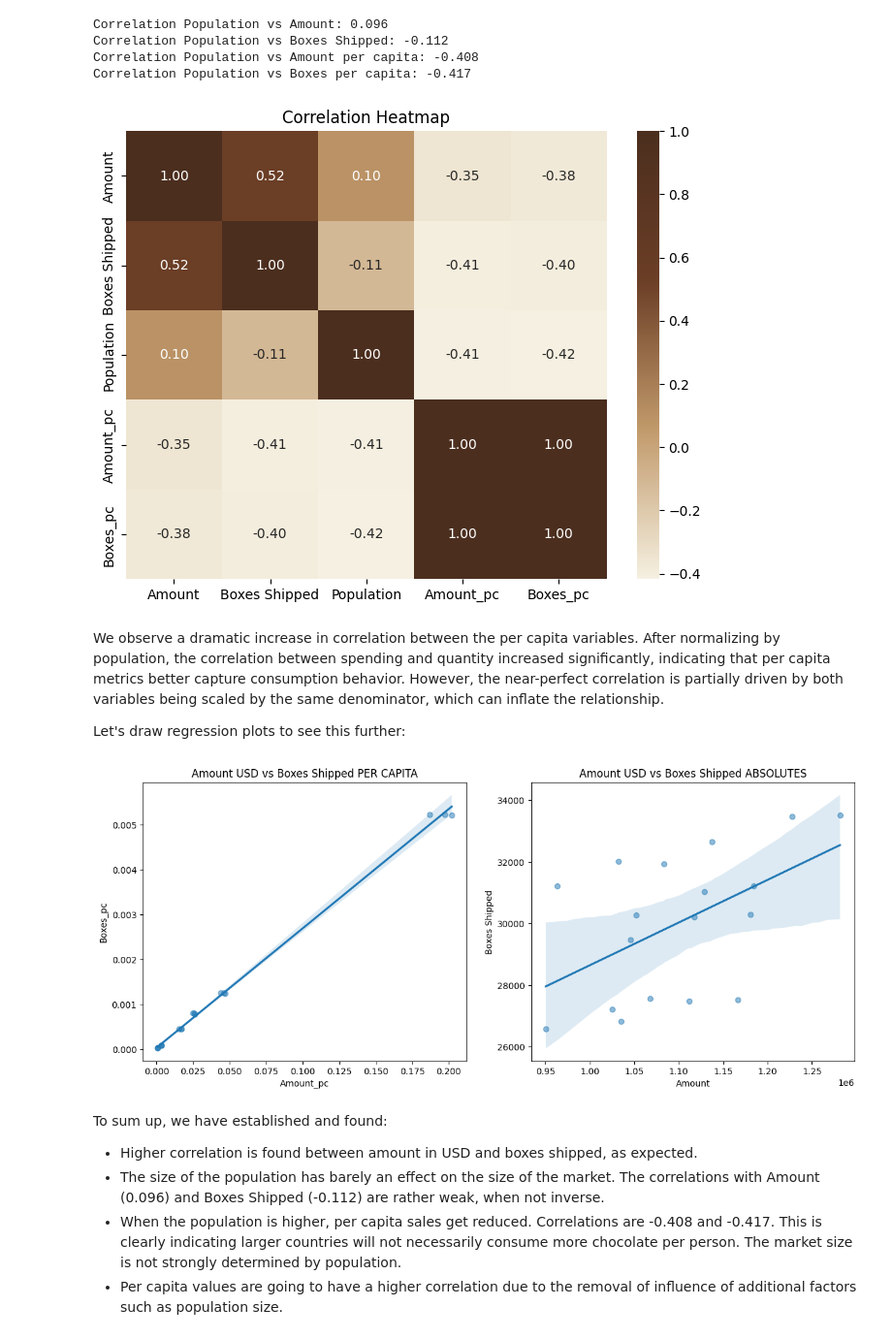
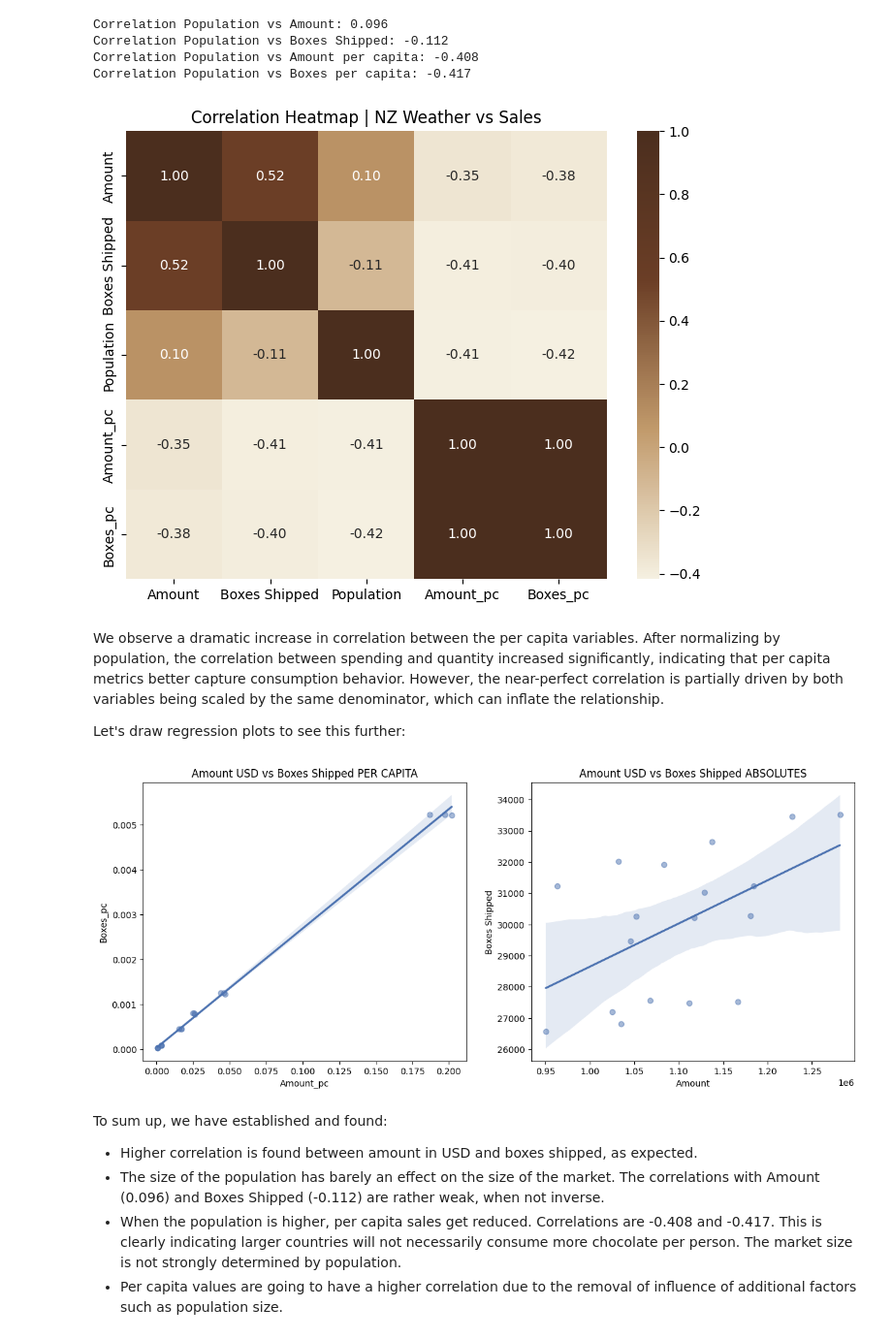
Before and after one commit to Lina060992/Chocolate, a Jupyter notebook: questions_hypothesis.ipynb, the cells around one changed output. Shown at 97% size. Saved outputs shown, nothing was run; the diff lists cells and outputs as text; code cells hidden in the pictures.

```diff
--- a/questions_hypothesis.ipynb
+++ b/questions_hypothesis.ipynb
@@ -368,24 +358,16 @@ Correlation Population vs Boxes per capita: -0.417
 # %%
 numeric_cols = ["Amount", "Boxes Shipped", "Population", "Amount_pc", "Boxes_pc"]
 
 corr_matrix = joined_salespop[numeric_cols].corr()
 
 # Heatmap
 
-from matplotlib.colors import LinearSegmentedColormap
-
-cocoa_cmap = LinearSegmentedColormap.from_list(
-    "cocoa",
-    ["#F5F0E1", "#C19A6B", "#6B3E26", "#4B2E1E"]
-)
-
-
 plt.figure(figsize=(8,6))
 sns.heatmap(corr_matrix, annot=True, fmt=".2f", cmap=cocoa_cmap, cbar=True)
-plt.title("Correlation Heatmap")
+plt.title("Correlation Heatmap | NZ Weather vs Sales")
 plt.show()
 # %% [output]
-[figure, old version]
+[figure, new version]
 # %% [markdown]
 We observe a dramatic increase in correlation between the per capita variables. After normalizing by population, the correlation between spending and quantity increased significantly, indicating that per capita metrics better capture consumption behavior. However, the near-perfect correlation is partially driven by both variables being scaled by the same denominator, which can inflate the relationship.
 
@@ -393,33 +375,35 @@ Let's draw regression plots to see this further:
 # %%
 # Regression plots to study further that perfect correlation in per capita variables
 
-
+sns.set_palette("deep")
 fig, axes = plt.subplots(1, 2, figsize=(12, 5))
 
 plt.tight_layout()
 axes[0].set_title('Amount USD vs Boxes Shipped PER CAPITA')
 
-sns.regplot(
+with sns.axes_style("whitegrid"), sns.color_palette("deep"):
+    sns.regplot(
     data=joined_salespop,
     x='Amount_pc',
     y='Boxes_pc',
     scatter_kws={'alpha':0.5},
     ax=axes[0]
-)
+    )
 
 axes[1].set_title('Amount USD vs Boxes Shipped ABSOLUTES')
 
-sns.regplot(
+with sns.axes_style("whitegrid"), sns.color_palette("deep"):
+    sns.regplot(
     data=joined_salespop,
     x='Amount',
     y='Boxes Shipped',
     scatter_kws={'alpha':0.5},
     ax=axes[1]
-)
+    )
 
 plt.subplots_adjust(wspace=0.2)
 # %% [output]
-[figure, old version]
+[figure, new version]
 # %% [markdown]
 To sum up, we have established and found:
 
```
Also changed, not shown: parts of 12 cells of this notebook, 2 other files.
